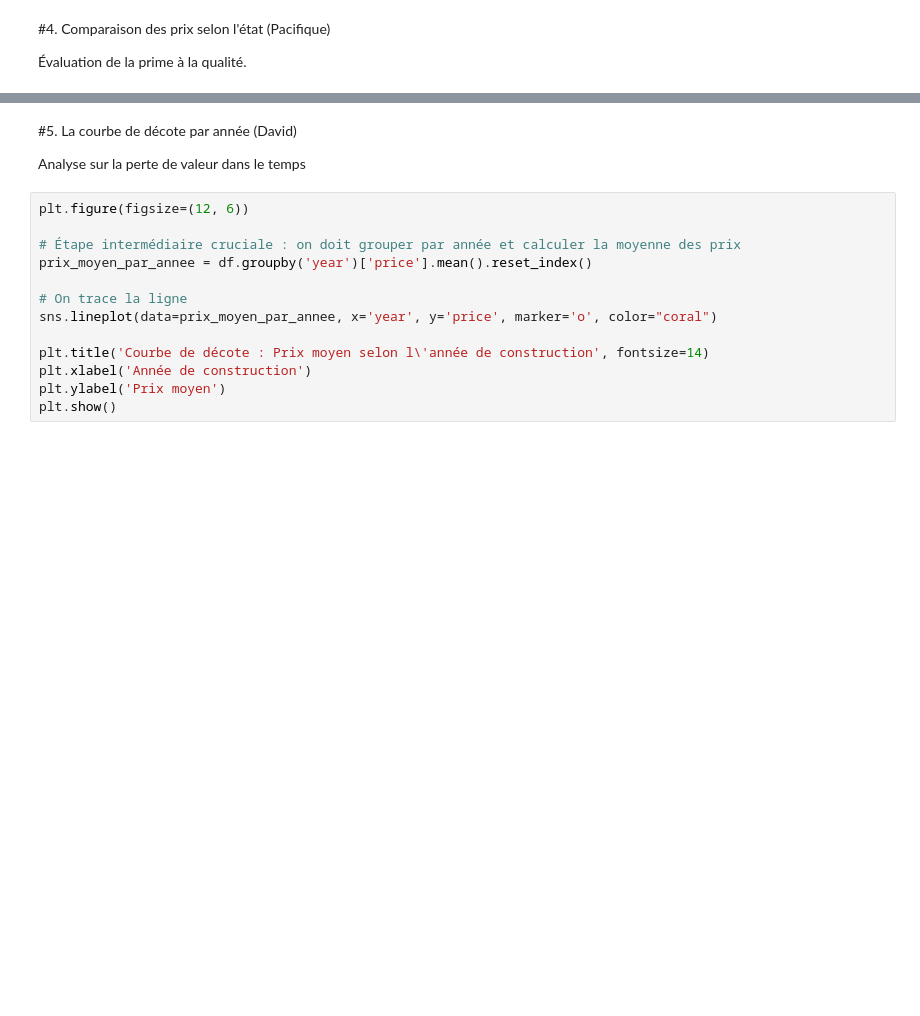
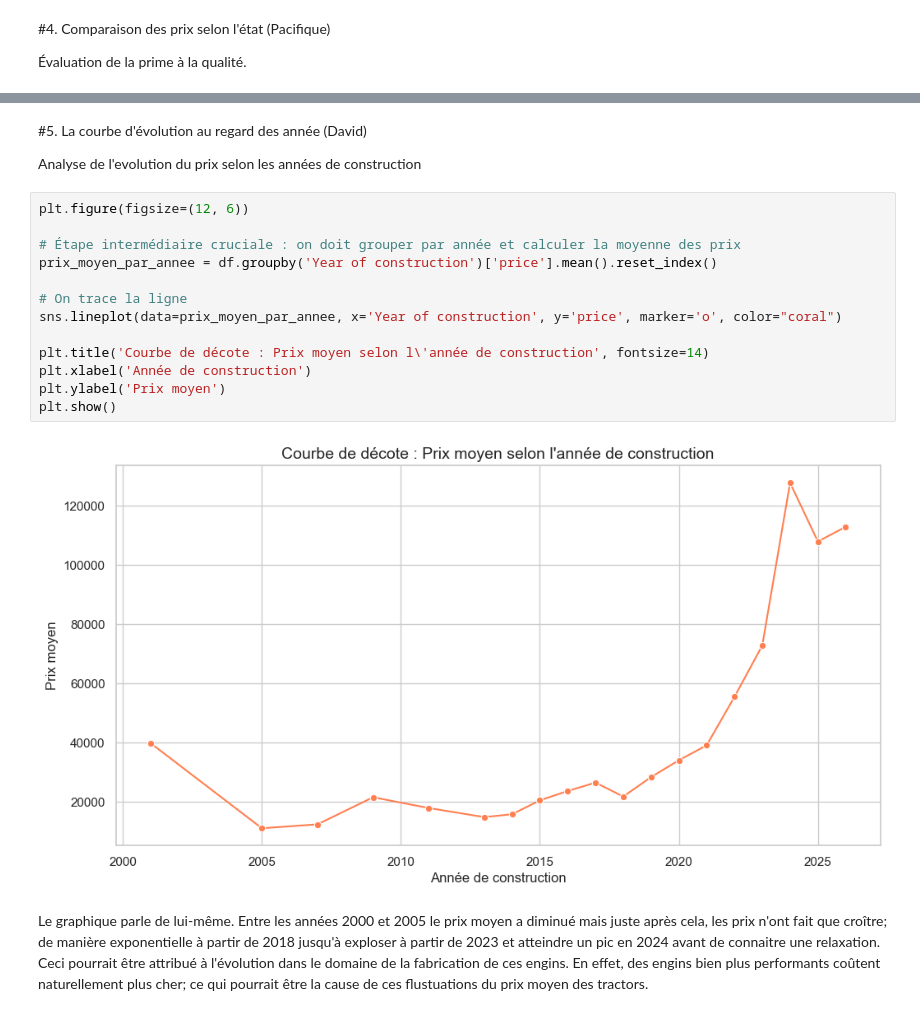
Before and after one commit to PierrotGbenyon/ScrappingTractor, a Jupyter notebook: analyse_de_données_projet_scraping.ipynb, the cells around one changed output, grey strips where cells are left out. Drawn from its saved outputs; the diff is of its cells as text; blank space fills up the shorter version.

Commit message:
5 - Courbe d'évolution au regard des années

```diff
--- a/analyse_de_données_projet_scraping.ipynb
+++ b/analyse_de_données_projet_scraping.ipynb
@@ -116,17 +124,21 @@ plt.show()
-# %% [markdown]
-#5. La courbe de décote par année (David)
-
-Analyse sur la perte de valeur dans le temps
+# %% [markdown]
+#5. La courbe d'évolution au regard des année (David)
+
+Analyse de l'evolution du prix selon les années de construction
 # %%
 plt.figure(figsize=(12, 6))
 
 # Étape intermédiaire cruciale : on doit grouper par année et calculer la moyenne des prix
-prix_moyen_par_annee = df.groupby('year')['price'].mean().reset_index()
+prix_moyen_par_annee = df.groupby('Year of construction')['price'].mean().reset_index()
 
 # On trace la ligne
-sns.lineplot(data=prix_moyen_par_annee, x='year', y='price', marker='o', color="coral")
+sns.lineplot(data=prix_moyen_par_annee, x='Year of construction', y='price', marker='o', color="coral")
 
 plt.title('Courbe de décote : Prix moyen selon l\'année de construction', fontsize=14)
 plt.xlabel('Année de construction')
 plt.ylabel('Prix moyen')
 plt.show()
+# %% [output]
+[figure, added]
+# %% [markdown]
+Le graphique parle de lui-même. Entre les années 2000 et 2005 le prix moyen a diminué mais juste après cela, les prix n'ont fait que croître; de manière exponentielle à partir de 2018 jusqu'à exploser à partir de 2023 et atteindre un pic en 2024 avant de connaitre une relaxation. Ceci pourrait être attribué à l'évolution dans le domaine de la fabrication de ces engins. En effet, des engins bien plus performants coûtent naturellement plus cher; ce qui pourrait être la cause de ces flustuations du prix moyen des tractors.
```
Also changed, not shown: parts of 4 cells of this notebook.
